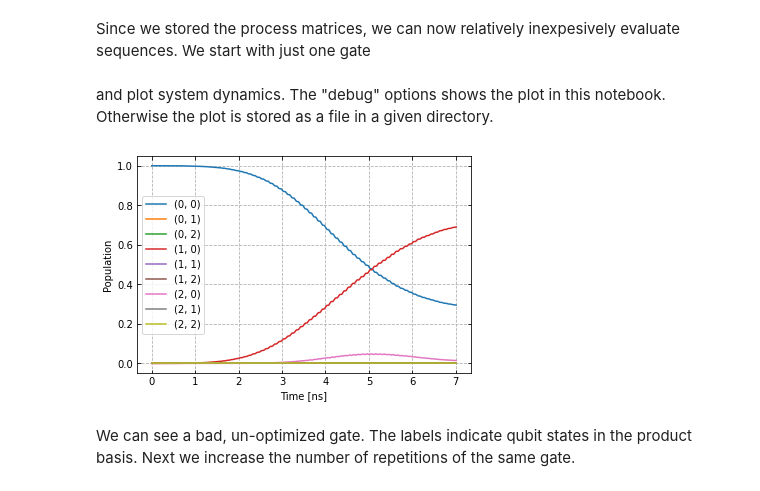
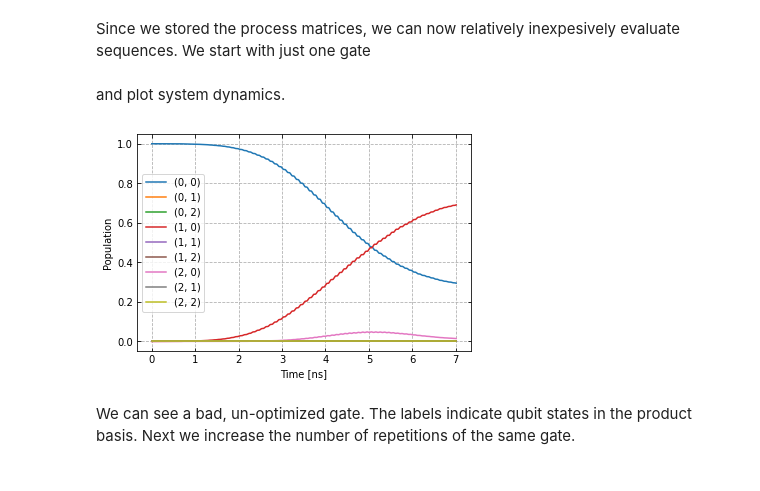
Before and after one commit to q-optimize/c3, a Jupyter notebook: examples/two_qubits.ipynb, the cells around one changed output. Saved outputs shown, nothing was run; the diff lists cells and outputs as text; code cells hidden in the pictures.

```diff
--- a/examples/two_qubits.ipynb
+++ b/examples/two_qubits.ipynb
@@ -544,9 +548,5 @@ array([[1.+0.j],
 Since we stored the process matrices, we can now relatively inexpesively evaluate sequences. We start with just one gate
 # %%
 barely_a_seq = ['X90p:Id']
-# %% [markdown]
-and plot system dynamics. The "debug" options shows the plot in this notebook. Otherwise the plot is stored as a file in a given directory.
-# %%
-exp.plot_dynamics(init_state, barely_a_seq, debug=True)
-# %% [output]
-[figure, removed]
+# %% [markdown]
+and plot system dynamics.
@@ -553,3 +592,7 @@ exp.plot_dynamics(init_state, barely_a_seq, debug=True)
+# %%
+plot_dynamics(exp, init_state, barely_a_seq)
+# %% [output]
+[figure, added]
 # %% [markdown]
 We can see a bad, un-optimized gate. The labels indicate qubit states in the product basis. Next we increase the number of repetitions of the same gate.
 # %%
```
Also changed, not shown: parts of 17 cells of this notebook, 7 other files.
